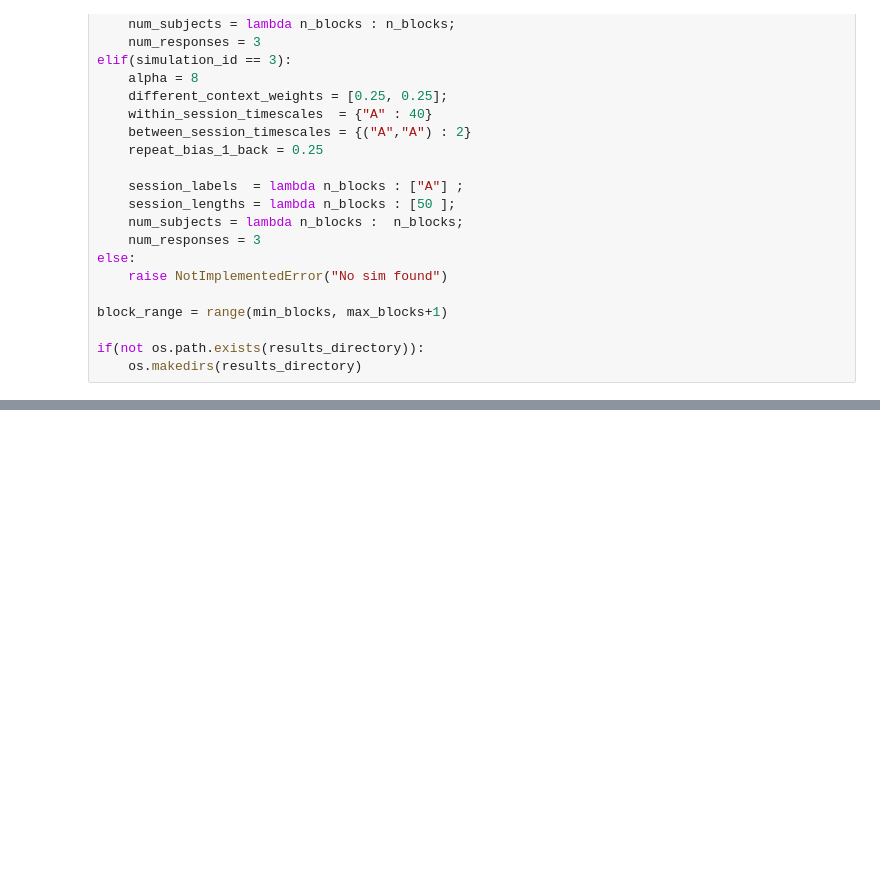
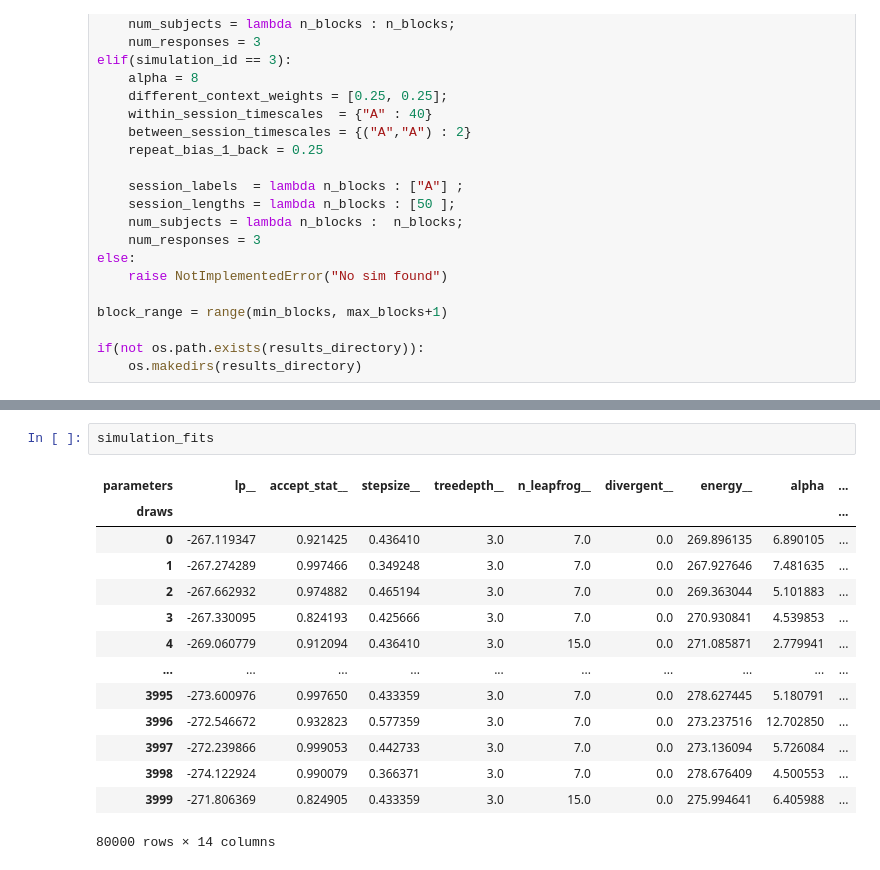
Before and after one commit to latimerk/hddCRP, a Jupyter notebook: runSimulations.ipynb, the cells around one changed output, grey strips where cells are left out. Saved outputs shown, nothing was run; the diff lists cells and outputs as text; blank space fills up the shorter version.

```diff
--- a/runSimulations.ipynb
+++ b/runSimulations.ipynb
@@ -155,0 +254,17 @@ Sampling:  39% (3100/8000)
+# %%
+simulation_fits
+# %% [output]
+| parameters | lp__ | accept_stat__ | stepsize__ | treedepth__ | n_leapfrog__ | divergent__ | energy__ | alpha | ... |
+| draws |  |  |  |  |  |  |  |  | ... |
+| 0 | -267.119347 | 0.921425 | 0.436410 | 3.0 | 7.0 | 0.0 | 269.896135 | 6.890105 | ... |
+| 1 | -267.274289 | 0.997466 | 0.349248 | 3.0 | 7.0 | 0.0 | 267.927646 | 7.481635 | ... |
+| 2 | -267.662932 | 0.974882 | 0.465194 | 3.0 | 7.0 | 0.0 | 269.363044 | 5.101883 | ... |
+| 3 | -267.330095 | 0.824193 | 0.425666 | 3.0 | 7.0 | 0.0 | 270.930841 | 4.539853 | ... |
+| 4 | -269.060779 | 0.912094 | 0.436410 | 3.0 | 15.0 | 0.0 | 271.085871 | 2.779941 | ... |
+| ... | ... | ... | ... | ... | ... | ... | ... | ... | ... |
+| 3995 | -273.600976 | 0.997650 | 0.433359 | 3.0 | 7.0 | 0.0 | 278.627445 | 5.180791 | ... |
+| 3996 | -272.546672 | 0.932823 | 0.577359 | 3.0 | 7.0 | 0.0 | 273.237516 | 12.702850 | ... |
+| 3997 | -272.239866 | 0.999053 | 0.442733 | 3.0 | 7.0 | 0.0 | 273.136094 | 5.726084 | ... |
+| 3998 | -274.122924 | 0.990079 | 0.366371 | 3.0 | 7.0 | 0.0 | 278.676409 | 4.500553 | ... |
+| 3999 | -271.806369 | 0.824905 | 0.433359 | 3.0 | 15.0 | 0.0 | 275.994641 | 6.405988 | ... |
+80000 rows × 14 columns
```
Also changed, not shown: parts of 1 cell of this notebook, 5 other files.
